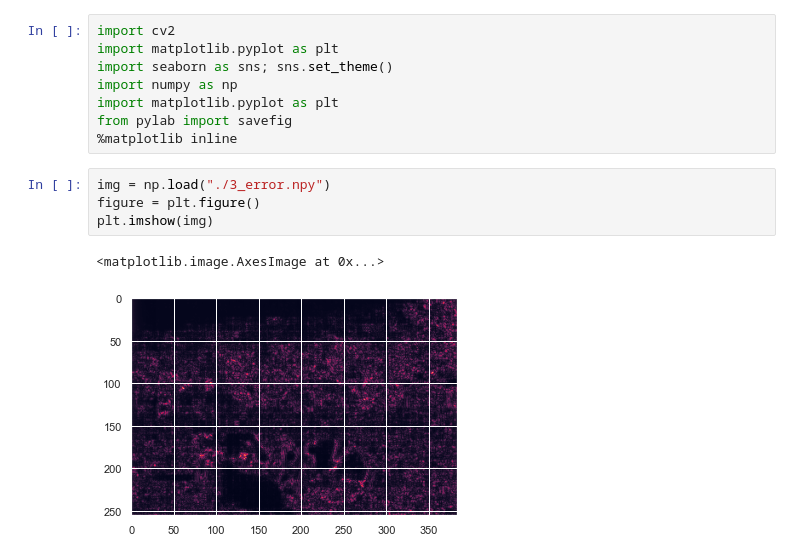
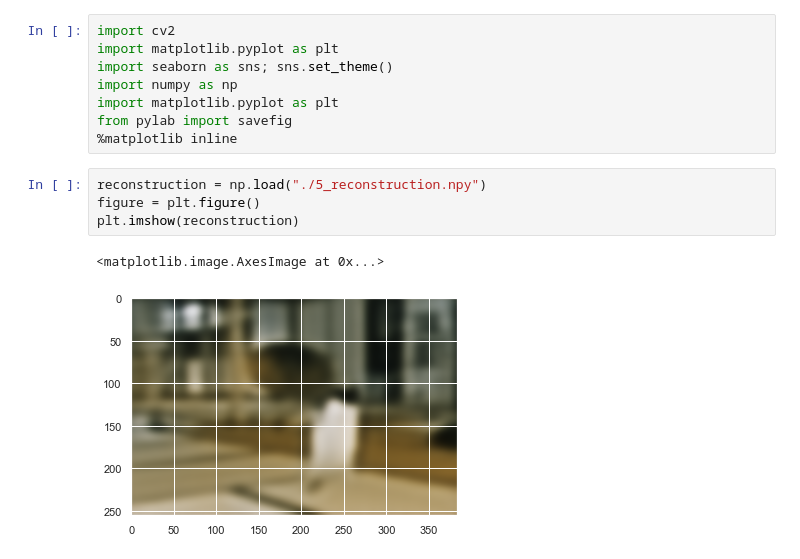
Before and after one commit to geoffroyO/sVae, a Jupyter notebook: src/img_test/test_results.ipynb, the cells around one changed output. Saved outputs shown, nothing was run; the diff lists cells and outputs as text.

```diff
--- a/src/img_test/test_results.ipynb
+++ b/src/img_test/test_results.ipynb
@@ -7,9 +7,9 @@ import matplotlib.pyplot as plt
 from pylab import savefig
 %matplotlib inline
 # %%
-img = np.load("./3_error.npy")
+reconstruction = np.load("./5_reconstruction.npy")
 figure = plt.figure()
-plt.imshow(img)
+plt.imshow(reconstruction)
 # %% [output]
 <matplotlib.image.AxesImage at 0x...>
-[figure, old version]
+[figure, new version]
```
Also changed, not shown: parts of 3 cells of this notebook, 3 other files.
